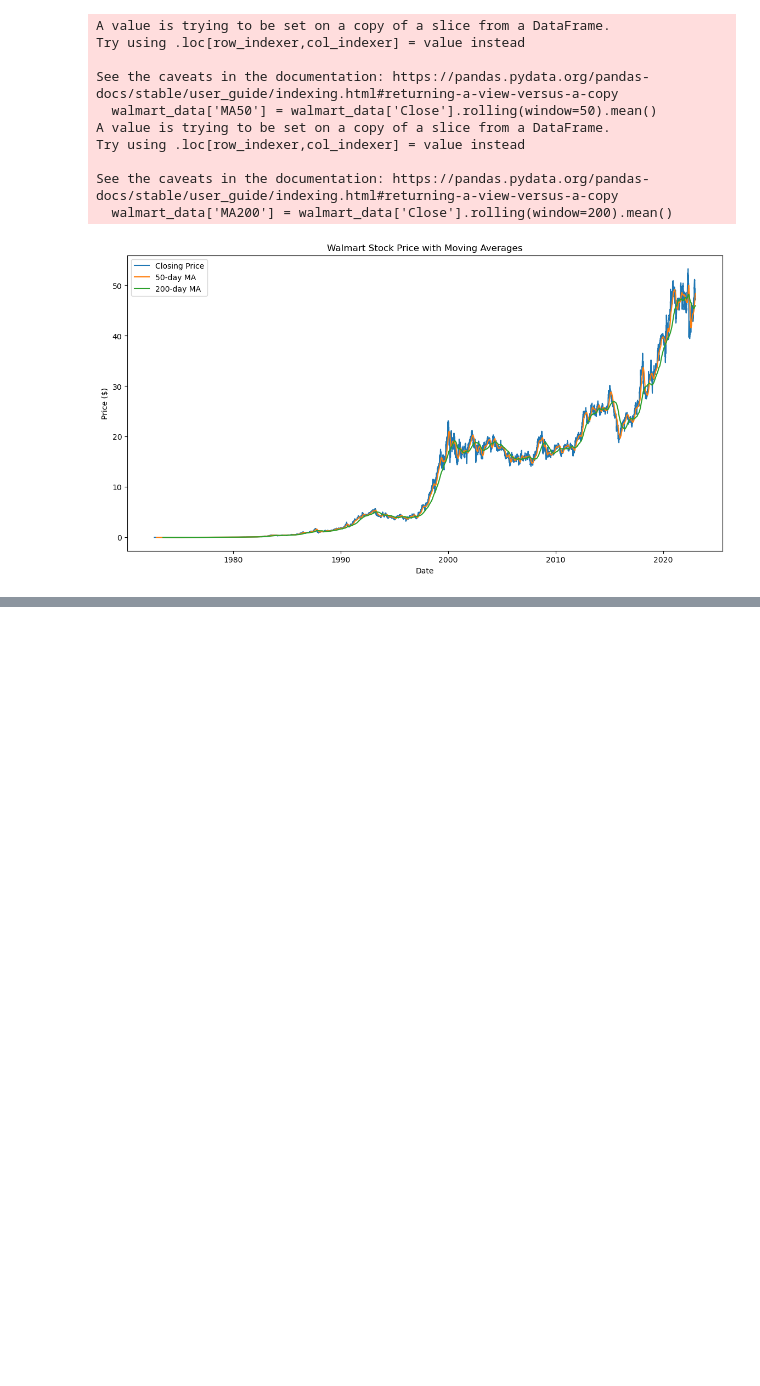
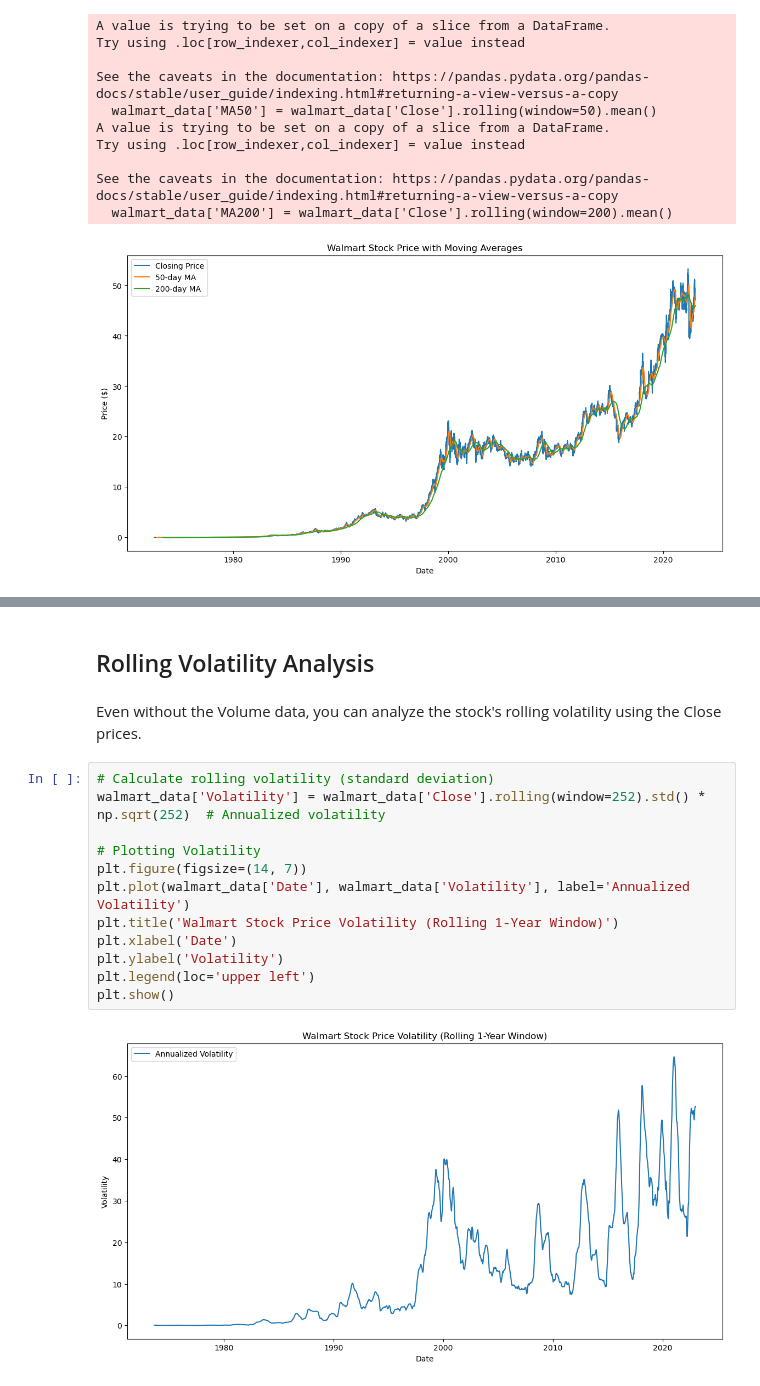
Before and after one commit to ShamalaC/Walmart_Stock_Price_1972-2022, a Jupyter notebook: DataExploration&Processing.ipynb, the cells around one changed output, grey strips where cells are left out. Drawn from its saved outputs; the diff is of its cells as text; blank space fills up the shorter version.

```diff
--- a/DataExploration&Processing.ipynb
+++ b/DataExploration&Processing.ipynb
@@ -119,0 +233,18 @@ See the caveats in the documentation: https://pandas.pydata.org/pandas-docs/stab
+# %% [markdown]
+## Rolling Volatility Analysis
+# %% [markdown]
+Even without the Volume data, you can analyze the stock's rolling volatility using the Close prices.
+# %%
+# Calculate rolling volatility (standard deviation)
+walmart_data['Volatility'] = walmart_data['Close'].rolling(window=252).std() * np.sqrt(252)  # Annualized volatility
+
+# Plotting Volatility
+plt.figure(figsize=(14, 7))
+plt.plot(walmart_data['Date'], walmart_data['Volatility'], label='Annualized Volatility')
+plt.title('Walmart Stock Price Volatility (Rolling 1-Year Window)')
+plt.xlabel('Date')
+plt.ylabel('Volatility')
+plt.legend(loc='upper left')
+plt.show()
+# %% [output]
+[figure, added]
```
Also changed, not shown: parts of 21 cells of this notebook.
